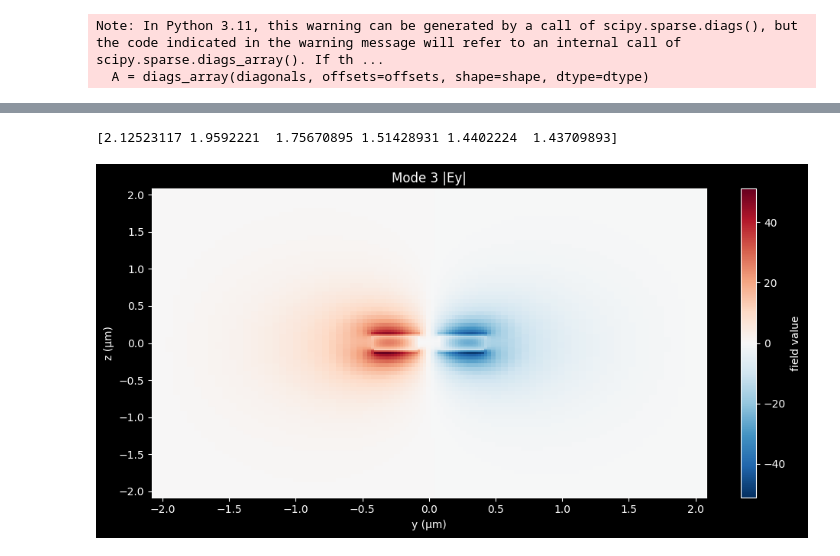
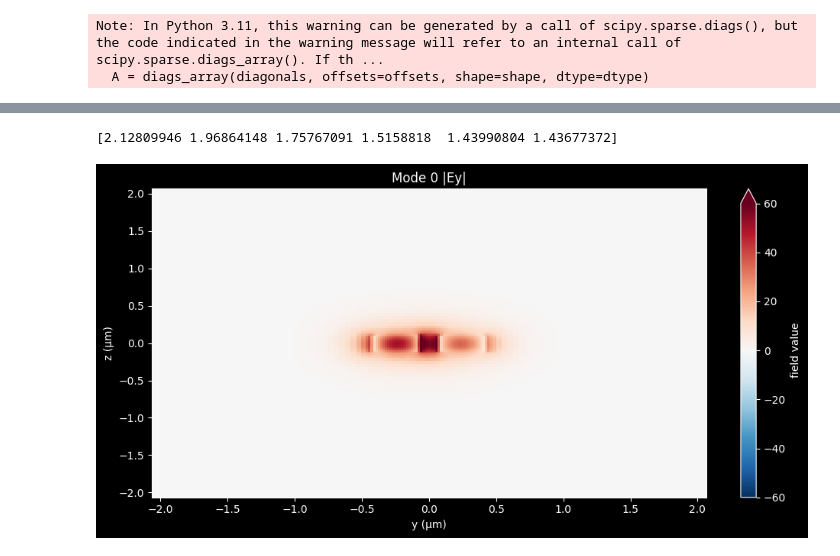
Before and after one commit to Juanes2001/GDS_py_TDY_venv, a Jupyter notebook: notebooks/HOM2_point2.ipynb, the cells around one changed output, grey strips where cells are left out. Drawn from its saved outputs; the diff is of its cells as text; code cells hidden in the pictures.

```diff
--- a/notebooks/HOM2_point2.ipynb
+++ b/notebooks/HOM2_point2.ipynb
@@ -2,6 +2,7 @@
 import numpy as np
 import matplotlib.pyplot as plt
 import tidy3d as td
+from fontTools.merge import cmap
 from tidy3d.plugins import waveguide
 from tidy3d.plugins.mode import ModeSolver
 
@@ -127,7 +128,7 @@ def build_slot_simulation(
         medium=clad,
         # symmetry=(0, 1, 0),  # symmetry in y (even supermode)
         run_time=1e-12,
-        grid_spec=td.GridSpec.auto(wavelength=wavelength,min_steps_per_wvl=20),
+        grid_spec=td.GridSpec.auto(wavelength=wavelength,min_steps_per_wvl=25),
     )
 
     # --- Mode solver ---
@@ -139,7 +140,7 @@ def build_slot_simulation(
         ),
         mode_spec=td.ModeSpec(
             num_modes=num_modes,
-            target_neff=2.5,
+            target_neff=n_si,
         ),
         freqs=[freq],
     )
@@ -151,13 +152,13 @@ solver = build_slot_simulation()
 data = solver.solve()
 
 n_eff = np.real(data.n_eff.values.squeeze())
-mode_index = 3
+mode_index = 0
 
 # Extract field
 
 
 fig,axes = plt.subplots(nrows=1, ncols=1,  figsize=(10,5))
-data.Ez.real.isel(mode_index = mode_index).squeeze().plot(ax = axes,x = 'y', y = 'z')
+data.Ey.real.isel(mode_index = mode_index).squeeze().plot(ax = axes,x = 'y', y = 'z', cmap= 'RdBu_r',vmin = -60,vmax = 60)
 
 print(data.n_eff.values.squeeze())
 
@@ -179,3 +180,3 @@ Note: In Python 3.11, this warning can be generated by a call of scipy.sparse.di
              decay at the plane boundaries.
-[2.12523117 1.9592221  1.75670895 1.51428931 1.4402224  1.43709893]
+[2.12809946 1.96864148 1.75767091 1.5158818  1.43990804 1.43677372]
-[figure, old version]
+[figure, new version]
```
Also changed, not shown: parts of 1 cell of this notebook.
